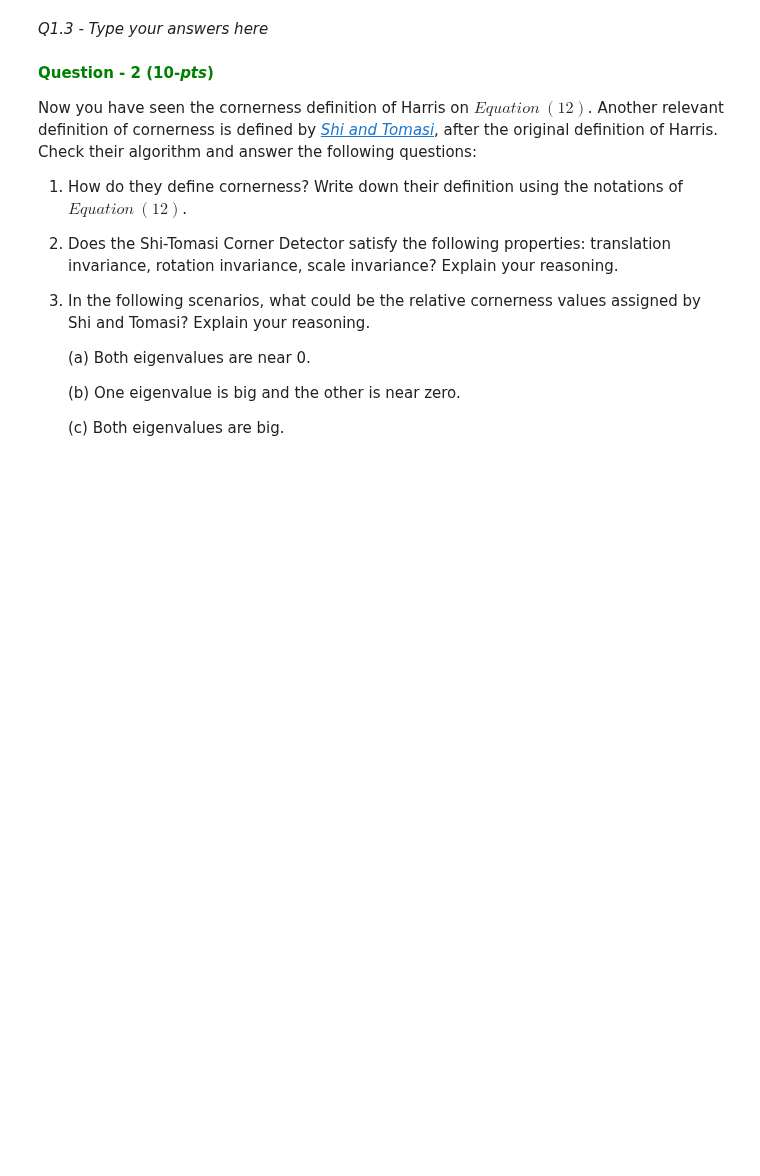
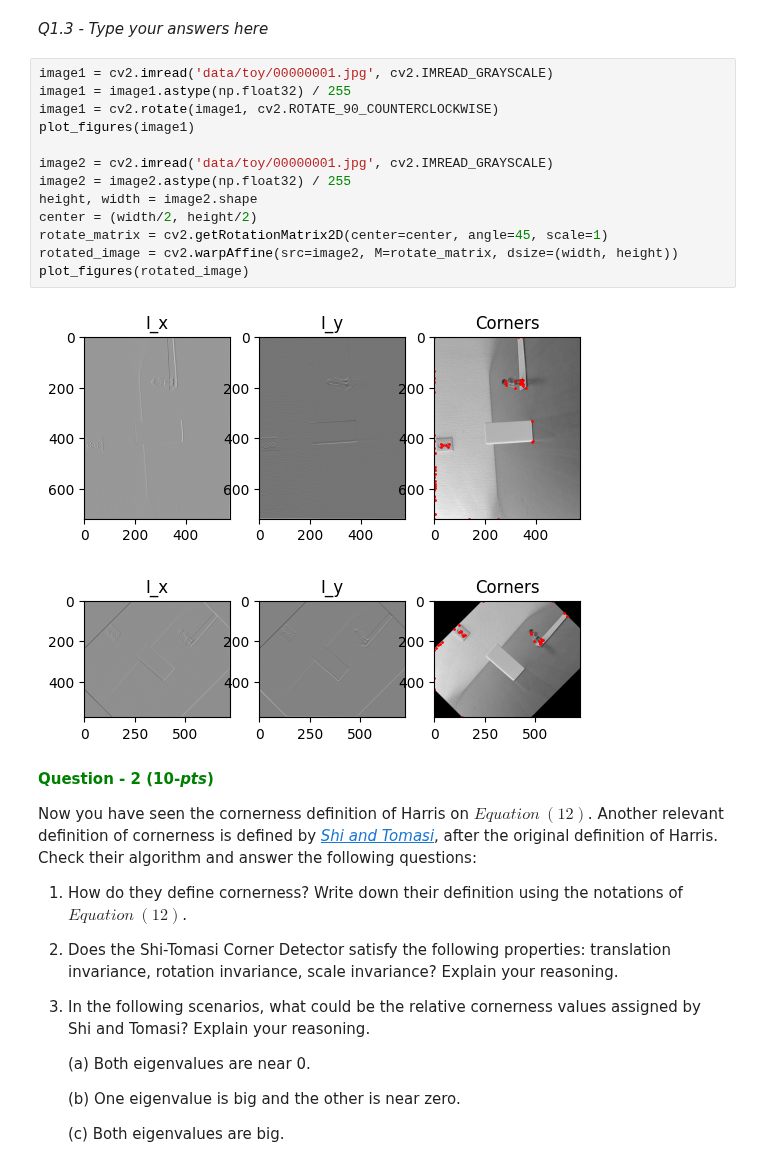
Before and after one commit to kerkeruil/CV1_lab3, a Jupyter notebook: Lab_Assignment3.ipynb, the cells around one changed output. Drawn from its saved outputs; the diff is of its cells as text; blank space fills up the shorter version.

```diff
--- a/Lab_Assignment3.ipynb
+++ b/Lab_Assignment3.ipynb
@@ -114,5 +171,21 @@ Include a demo function to run your code.
 # %% [markdown]
 *Q1.3 - Type your answers here*
+# %%
+image1 = cv2.imread('data/toy/00000001.jpg', cv2.IMREAD_GRAYSCALE)
+image1 = image1.astype(np.float32) / 255
+image1 = cv2.rotate(image1, cv2.ROTATE_90_COUNTERCLOCKWISE)
+plot_figures(image1)
+
+image2 = cv2.imread('data/toy/00000001.jpg', cv2.IMREAD_GRAYSCALE)
+image2 = image2.astype(np.float32) / 255
+height, width = image2.shape
+center = (width/2, height/2)
+rotate_matrix = cv2.getRotationMatrix2D(center=center, angle=45, scale=1)
+rotated_image = cv2.warpAffine(src=image2, M=rotate_matrix, dsize=(width, height))
+plot_figures(rotated_image)
+# %% [output]
+[figure, added]
+[figure, added]
 # %% [markdown]
 **<font color=green > Question - 2 (10-*pts*)**
 
```
Also changed, not shown: parts of 10 cells of this notebook.
